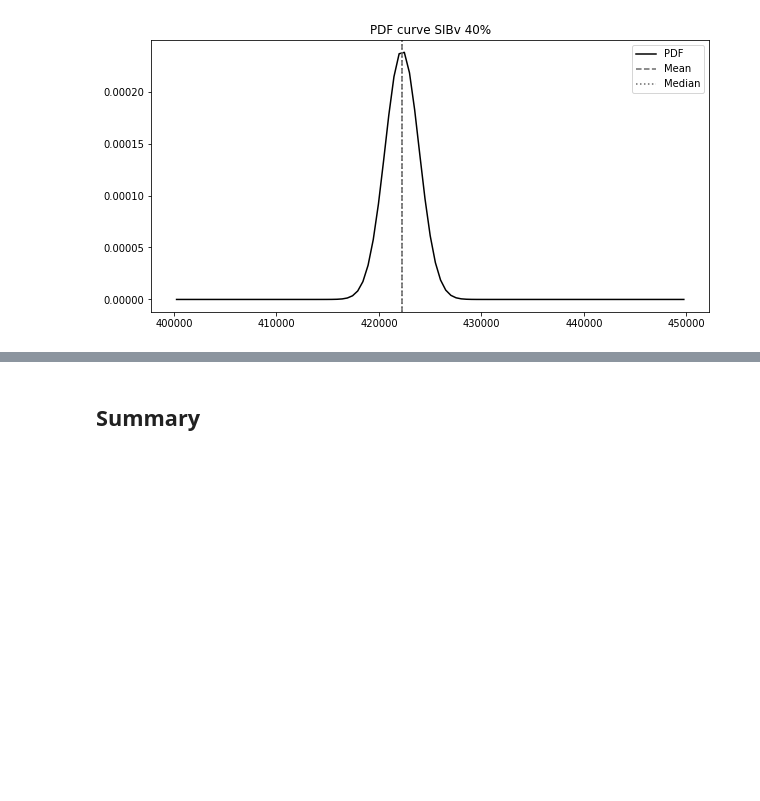
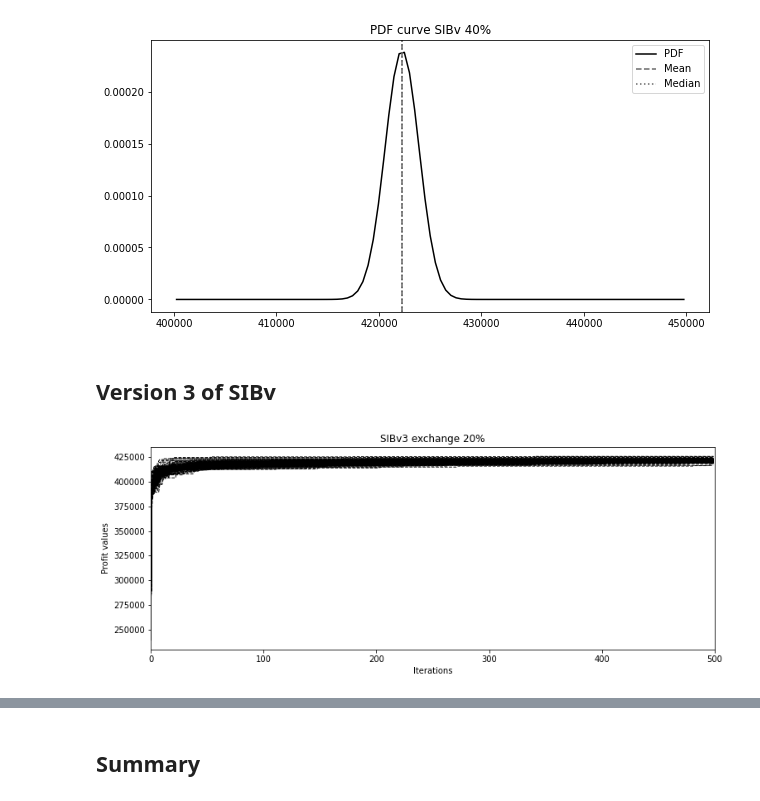
Before and after one commit to Xalt8/Intelligent_Computing_SC, a Jupyter notebook: experiment_visualisation_last.ipynb, the cells around one changed output, grey strips where cells are left out. Saved outputs shown, nothing was run; the diff lists cells and outputs as text; code cells hidden in the pictures; blank space fills up the shorter version.

```diff
--- a/experiment_visualisation_last.ipynb
+++ b/experiment_visualisation_last.ipynb
@@ -210,3 +210,5 @@ plot_histogram(data=sibv_ex_40[:-1].iloc[-1][:], title='SIBv_40% Histogram', bin
 plot_pdf_graph(df=sibv_ex_40, bins=100, alg_name='SIBv 40%' )
 # %% [output]
 [figure]
+# %% [markdown]
+## Version 3 of SIBv
@@ -212,0 +217,4 @@ plot_pdf_graph(df=sibv_ex_40, bins=100, alg_name='SIBv 40%' )
+# %%
+plot_graph(sibv3_ex_20[:-1], 'SIBv3 exchange 20%')
+# %% [output]
+[figure, added]
```
Also changed, not shown: parts of 28 cells of this notebook, 20 other files.
